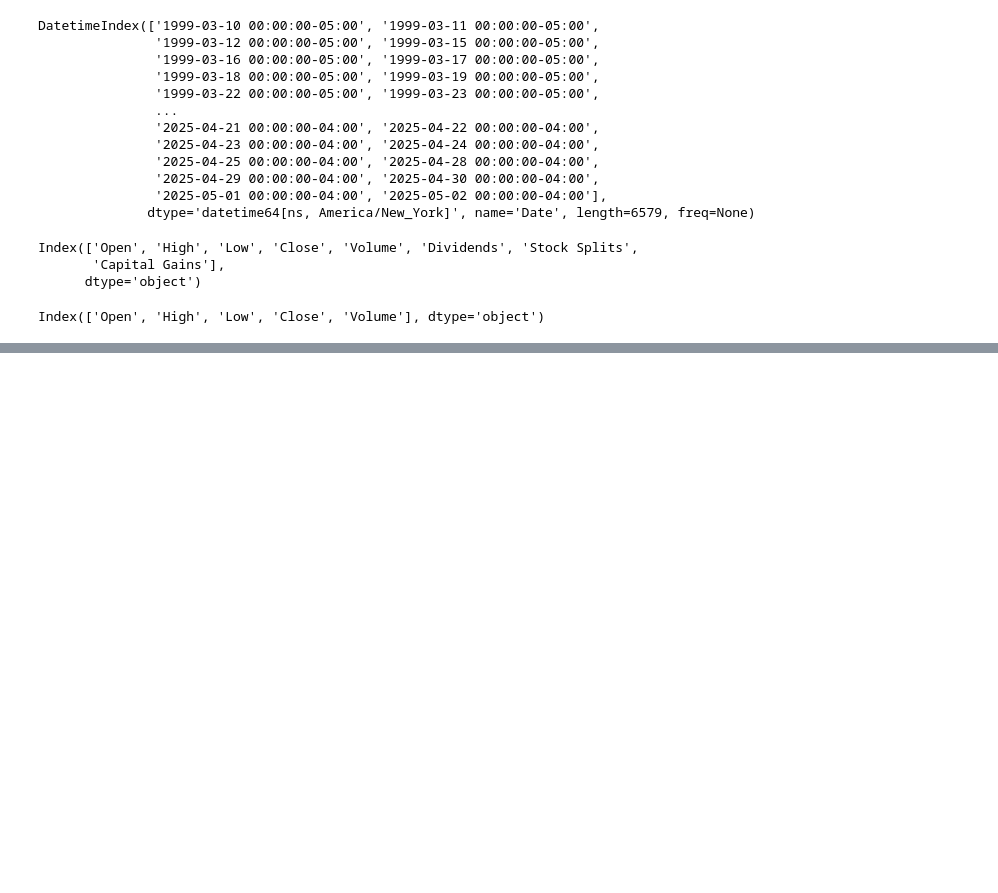
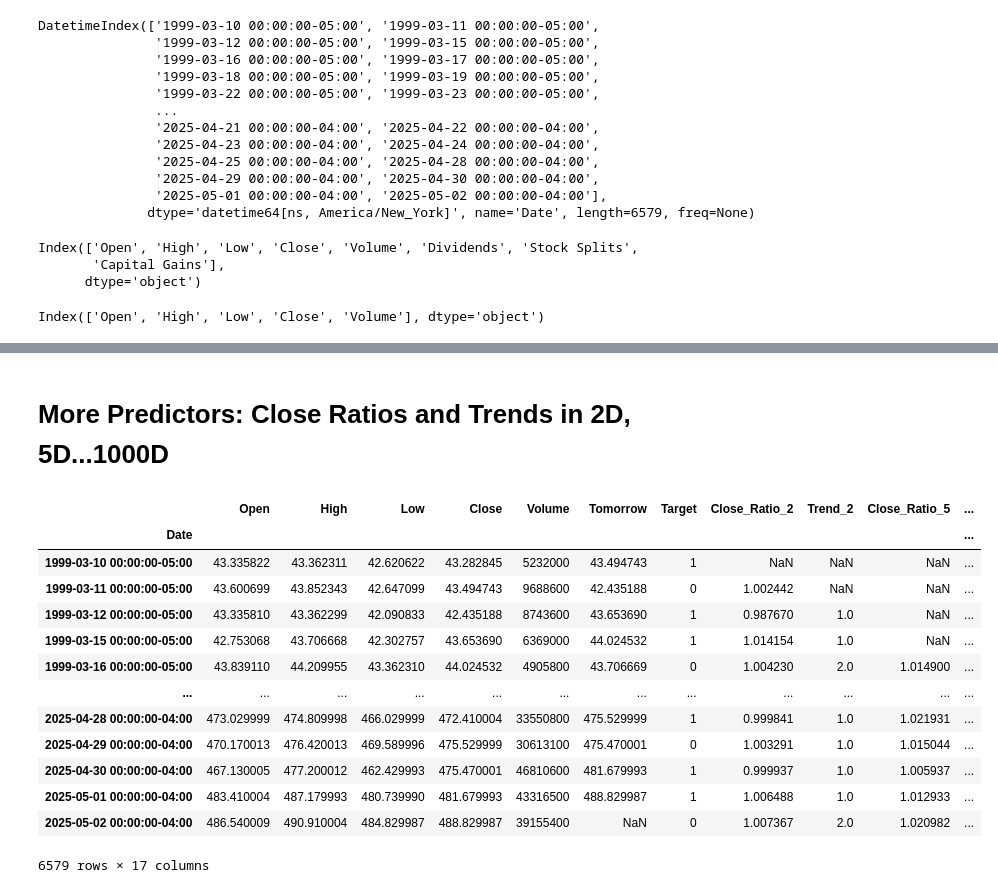
Before and after one commit to fengfrankgthb/BUS-41204, a Jupyter notebook: QQQ_Model_Trial.ipynb, the cells around one changed output, grey strips where cells are left out. Saved outputs shown, nothing was run; the diff lists cells and outputs as text; code cells hidden in the pictures; blank space fills up the shorter version.

```diff
--- a/QQQ_Model_Trial.ipynb
+++ b/QQQ_Model_Trial.ipynb
@@ -81,0 +88,3 @@ Index(['Open', 'High', 'Low', 'Close', 'Volume'], dtype='object')
+# %%
+QQQ["Tomorrow"] = QQQ["Close"].shift(-1)
+QQQ
@@ -81,0 +223,33 @@ Index(['Open', 'High', 'Low', 'Close', 'Volume'], dtype='object')
+# %% [markdown]
+# More Predictors: Close Ratios and Trends in 2D, 5D...1000D
+# %%
+horizons = [2,5,60,250,1000]
+new_predictors =[]
+
+for horizon in horizons:
+    rolling_averages = QQQ.rolling(horizon).mean()
+
+    ratio_column = f"Close_Ratio_{horizon}"
+    QQQ[ratio_column] = QQQ["Close"] / rolling_averages["Close"]
+
+    trend_column = f"Trend_{horizon}"
+    QQQ[trend_column] = QQQ.shift(1).rolling(horizon).sum()["Target"]
+
+    new_predictors += [ratio_column, trend_column]
+# %%
+QQQ
+# %% [output]
+|  | Open | High | Low | Close | Volume | Tomorrow | Target | Close_Ratio_2 | Trend_2 | Close_Ratio_5 | ... |
+| Date |  |  |  |  |  |  |  |  |  |  | ... |
+| 1999-03-10 00:00:00-05:00 | 43.335822 | 43.362311 | 42.620622 | 43.282845 | 5232000 | 43.494743 | 1 | NaN | NaN | NaN | ... |
+| 1999-03-11 00:00:00-05:00 | 43.600699 | 43.852343 | 42.647099 | 43.494743 | 9688600 | 42.435188 | 0 | 1.002442 | NaN | NaN | ... |
+| 1999-03-12 00:00:00-05:00 | 43.335810 | 43.362299 | 42.090833 | 42.435188 | 8743600 | 43.653690 | 1 | 0.987670 | 1.0 | NaN | ... |
+| 1999-03-15 00:00:00-05:00 | 42.753068 | 43.706668 | 42.302757 | 43.653690 | 6369000 | 44.024532 | 1 | 1.014154 | 1.0 | NaN | ... |
+| 1999-03-16 00:00:00-05:00 | 43.839110 | 44.209955 | 43.362310 | 44.024532 | 4905800 | 43.706669 | 0 | 1.004230 | 2.0 | 1.014900 | ... |
+| ... | ... | ... | ... | ... | ... | ... | ... | ... | ... | ... | ... |
+| 2025-04-28 00:00:00-04:00 | 473.029999 | 474.809998 | 466.029999 | 472.410004 | 33550800 | 475.529999 | 1 | 0.999841 | 1.0 | 1.021931 | ... |
+| 2025-04-29 00:00:00-04:00 | 470.170013 | 476.420013 | 469.589996 | 475.529999 | 30613100 | 475.470001 | 0 | 1.003291 | 1.0 | 1.015044 | ... |
+| 2025-04-30 00:00:00-04:00 | 467.130005 | 477.200012 | 462.429993 | 475.470001 | 46810600 | 481.679993 | 1 | 0.999937 | 1.0 | 1.005937 | ... |
+| 2025-05-01 00:00:00-04:00 | 483.410004 | 487.179993 | 480.739990 | 481.679993 | 43316500 | 488.829987 | 1 | 1.006488 | 1.0 | 1.012933 | ... |
+| 2025-05-02 00:00:00-04:00 | 486.540009 | 490.910004 | 484.829987 | 488.829987 | 39155400 | NaN | 0 | 1.007367 | 2.0 | 1.020982 | ... |
+6579 rows × 17 columns
```
Also changed, not shown: parts of 17 cells of this notebook.
